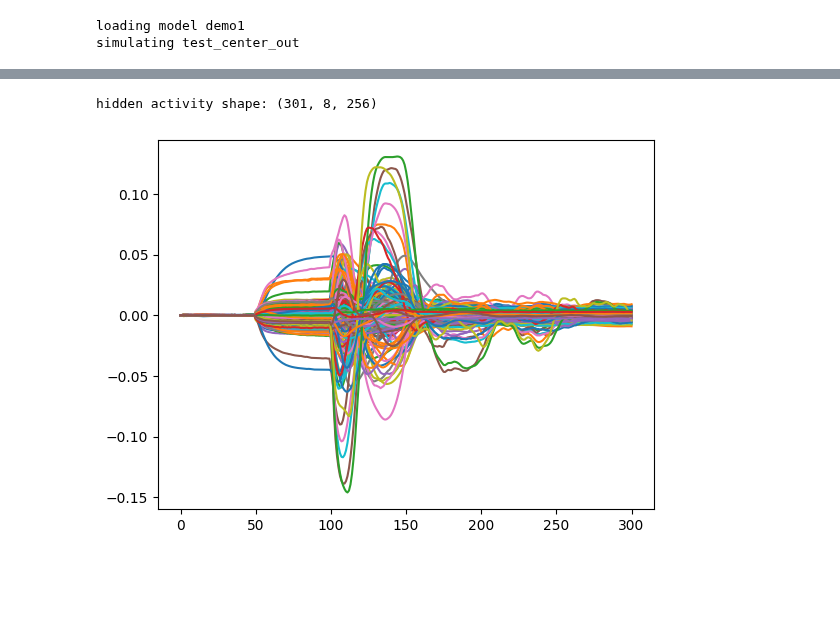
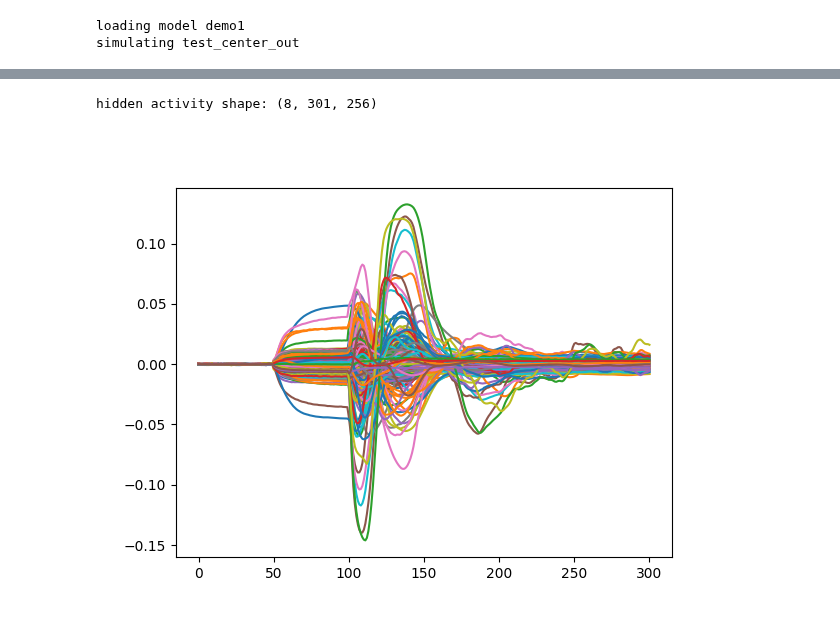
Before and after one commit to paulgribble/motornet_demo, a Jupyter notebook: demo1_visualize.ipynb, the cells around one changed output, grey strips where cells are left out. Saved outputs shown, nothing was run; the diff lists cells and outputs as text; code cells hidden in the pictures; blank space fills up the shorter version.

```diff
--- a/demo1_visualize.ipynb
+++ b/demo1_visualize.ipynb
@@ -61,24 +63,25 @@ plot_signals(episode_data=episode_data, trial=2)
   <Axes: ylabel='GRU HIDDEN'>,
   <Axes: xlabel='TIME (steps)', ylabel='MUSCLE ACTIVATION [0,1]'>])
 # %%
-h = episode_data['hidden'].detach().numpy()[0]
+h = episode_data['hidden'].detach().numpy()
 print(f"hidden activity shape: {np.shape(h)}")
 # %% [output]
-hidden activity shape: (301, 8, 256)
+hidden activity shape: (8, 301, 256)
 # %%
-# Mean across conditions
-n_mean = np.mean(h, axis=1, keepdims=True)
+# Mean across conditions (axis=0 is now batch/conditions)
+n_mean = np.mean(h, axis=0, keepdims=True)
 
 # Range across conditions
-n_range = np.max(h, axis=1, keepdims=True) - np.min(h, axis=1, keepdims=True)
+n_range = np.max(h, axis=0, keepdims=True) - np.min(h, axis=0, keepdims=True)
 
 # Scale
 h = (h - n_mean) / (n_range + 5)
 # %%
-plt.plot(h[:,0,:])
+plt.figure()
+plt.plot(h[0,:,:])
 plt.show()
 # %% [output]
-[figure, old version]
+[figure, new version]
 # %%
 from sklearn.decomposition import PCA
 
```
Also changed, not shown: parts of 7 cells of this notebook, 10 other files.
